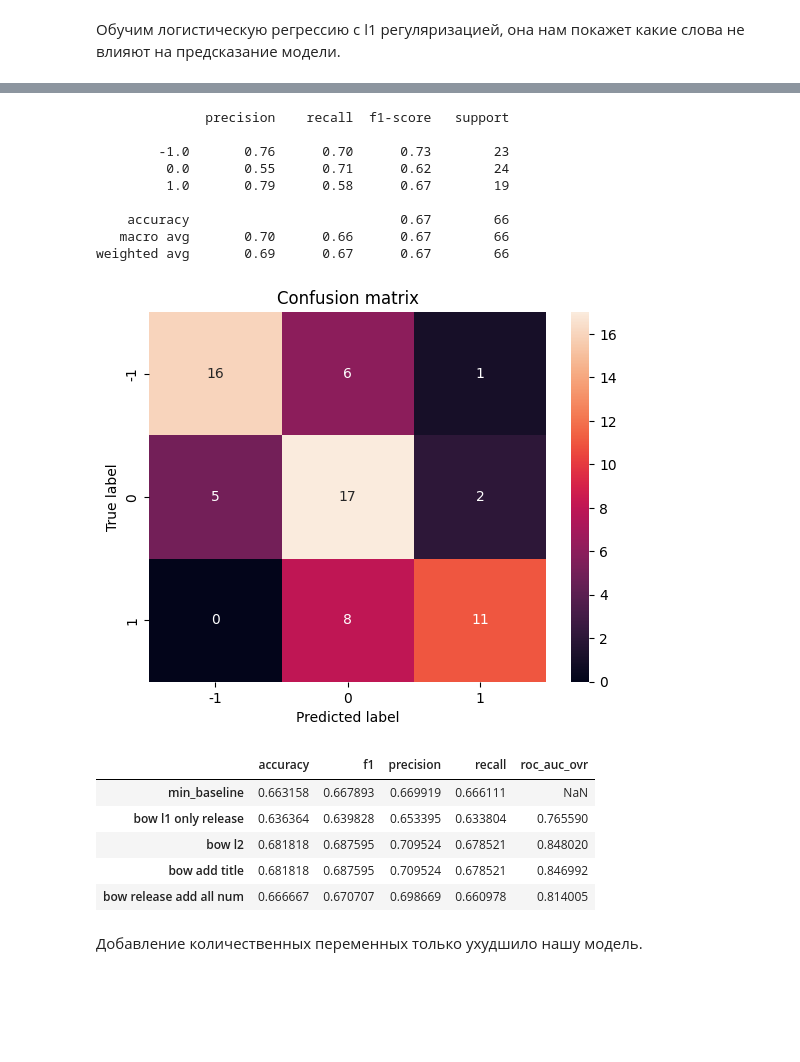
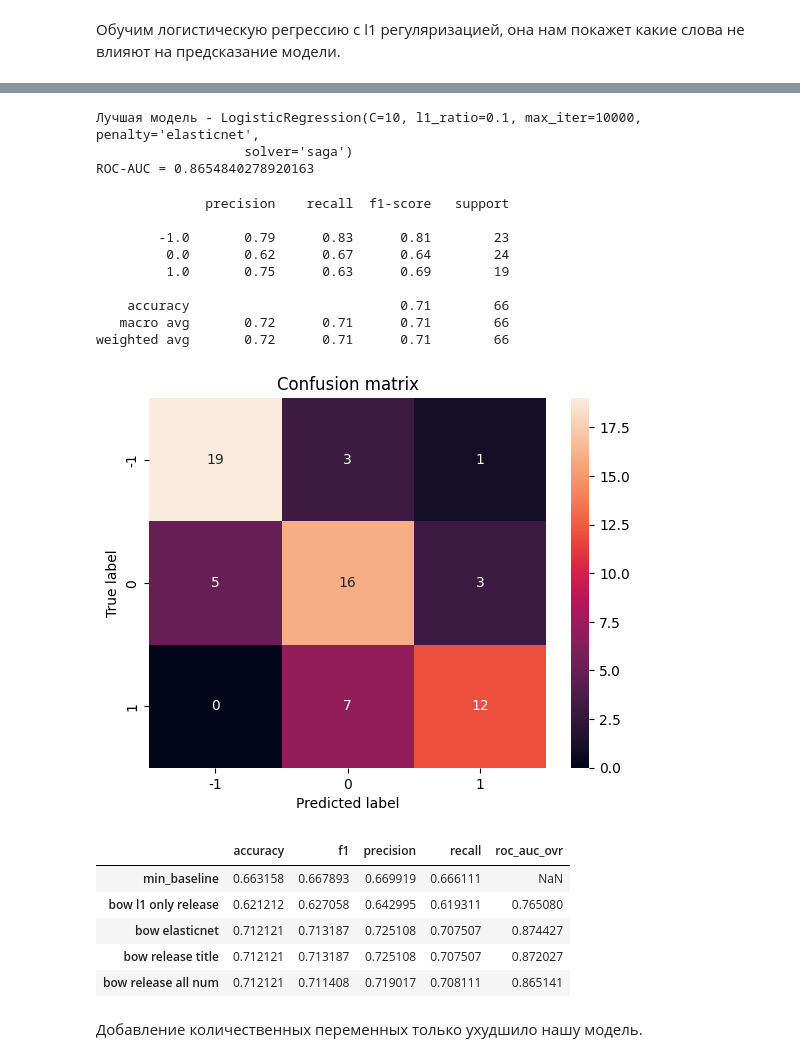
Before and after one commit to ai24-team-15/cbr-press-release-classifier, a Jupyter notebook: ml/experiments.ipynb, the cells around one changed output, grey strips where cells are left out. Cells and saved outputs as stored; diff of their text form; code cells hidden in the pictures; blank space fills up the shorter version.

```diff
--- a/ml/experiments.ipynb
+++ b/ml/experiments.ipynb
@@ -254,26 +336,58 @@ weighted avg       0.70      0.68      0.69        66
-# %%
-data = np.concatenate((bow[:, np.any(model.coef_ != 0, axis=0)].toarray(), X.drop(['title', 'release'], axis=1).values), axis=1)
-
-metric, _ = calc_metrics_on_lr(data, solver='newton-cg', name='bow release add all num', penalty='l2')
-
-metrics = pd.concat([metrics, metric])
-metrics
-# %% [output]
-              precision    recall  f1-score   support
-
-        -1.0       0.76      0.70      0.73        23
-         0.0       0.55      0.71      0.62        24
-         1.0       0.79      0.58      0.67        19
-
-    accuracy                           0.67        66
-   macro avg       0.70      0.66      0.67        66
-weighted avg       0.69      0.67      0.67        66
-[figure, removed]
-|  | accuracy | f1 | precision | recall | roc_auc_ovr |
-| min_baseline | 0.663158 | 0.667893 | 0.669919 | 0.666111 | NaN |
-| bow l1 only release | 0.636364 | 0.639828 | 0.653395 | 0.633804 | 0.765590 |
-| bow l2 | 0.681818 | 0.687595 | 0.709524 | 0.678521 | 0.848020 |
-| bow add title | 0.681818 | 0.687595 | 0.709524 | 0.678521 | 0.846992 |
-| bow release add all num | 0.666667 | 0.670707 | 0.698669 | 0.660978 | 0.814005 |
+# %%
+num_columns = ['inflation', 'rate', 'usd', 'usd_cur_change_relative']
+
+scaler = StandardScaler()
+scaler.fit(X[num_columns])
+X[num_columns] = scaler.transform(X[num_columns])
+# %%
+all_data = np.concatenate((bow_title_release, X[num_columns].values), axis=1)
+# %%
+auc = []
+for c in tqdm([0.1, 1, 5, 10]):
+    for l1_ratio in [0.1, 0.5, 0.9]:
+        auc.append(
+            calc_metrics_on_lr(all_data,
+                               LogisticRegression,
+                            name='bow all data',
+                            plot=False,
+                            solver='saga',
+                            penalty='elasticnet',
+                            C=c,
+                            max_iter=10000,
+                            # n_jobs=-1,
+                            l1_ratio=l1_ratio
+                            )
+                        )
+
+roc_auc, best_model = max(auc, key=lambda x: x[0])
+
+print(f"Лучшая модель - {best_model}")
+print(f"ROC-AUC = {roc_auc}")
+# %% [output]
+Лучшая модель - LogisticRegression(C=10, l1_ratio=0.1, max_iter=10000, penalty='elasticnet',
+                   solver='saga')
+ROC-AUC = 0.8654840278920163
+# %%
+metric, _ = calc_metrics_on_lr(all_data, LogisticRegression, name='bow release all num', **best_model.get_params())
+
+metrics = pd.concat([metrics, metric])
+metrics
+# %% [output]
+              precision    recall  f1-score   support
+
+        -1.0       0.79      0.83      0.81        23
+         0.0       0.62      0.67      0.64        24
+         1.0       0.75      0.63      0.69        19
+
+    accuracy                           0.71        66
+   macro avg       0.72      0.71      0.71        66
+weighted avg       0.72      0.71      0.71        66
+[figure, added]
+|  | accuracy | f1 | precision | recall | roc_auc_ovr |
+| min_baseline | 0.663158 | 0.667893 | 0.669919 | 0.666111 | NaN |
+| bow l1 only release | 0.621212 | 0.627058 | 0.642995 | 0.619311 | 0.765080 |
+| bow elasticnet | 0.712121 | 0.713187 | 0.725108 | 0.707507 | 0.874427 |
+| bow release title | 0.712121 | 0.713187 | 0.725108 | 0.707507 | 0.872027 |
+| bow release all num | 0.712121 | 0.711408 | 0.719017 | 0.708111 | 0.865141 |
 # %% [markdown]
 Добавление количественных переменных только ухудшило нашу модель.
```
Also changed, not shown: parts of 44 cells of this notebook.
